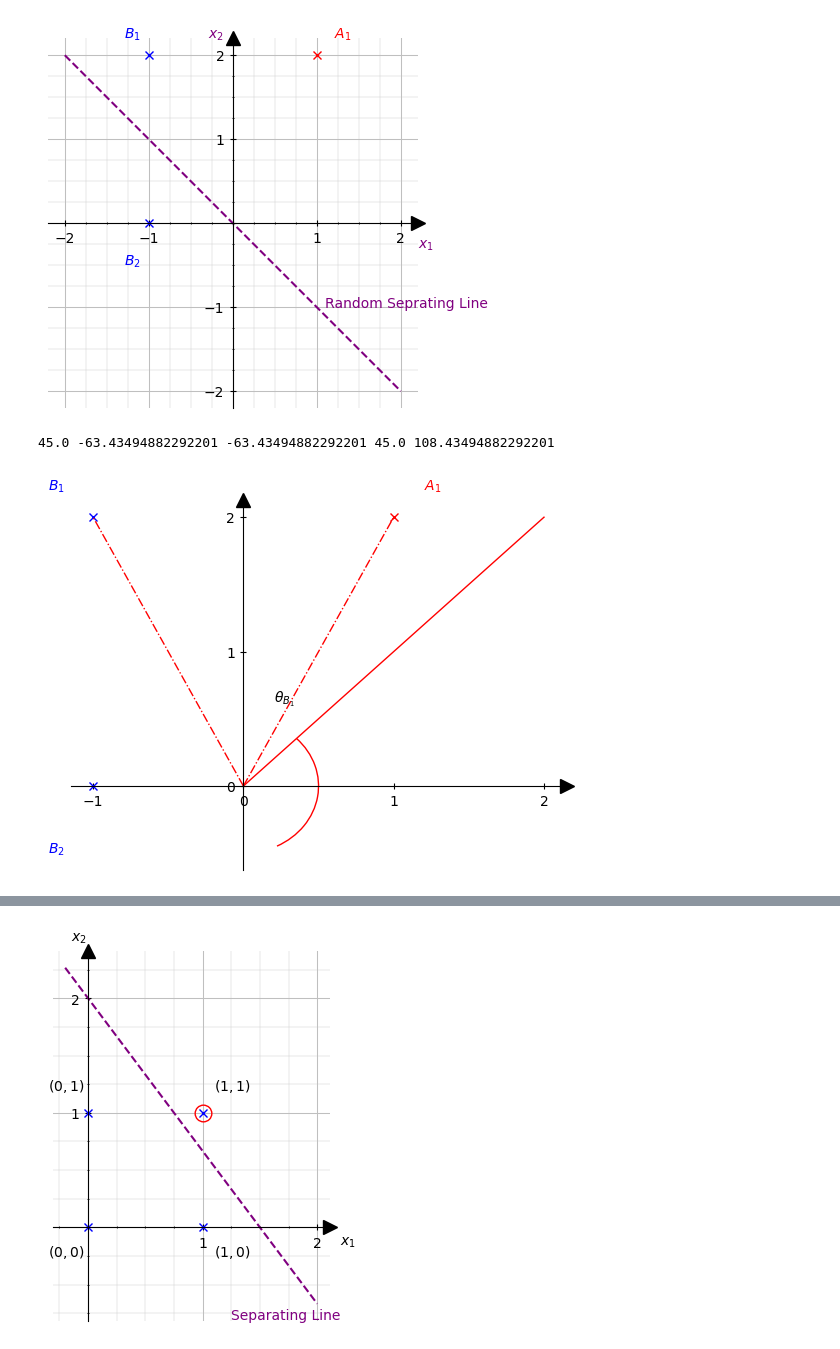
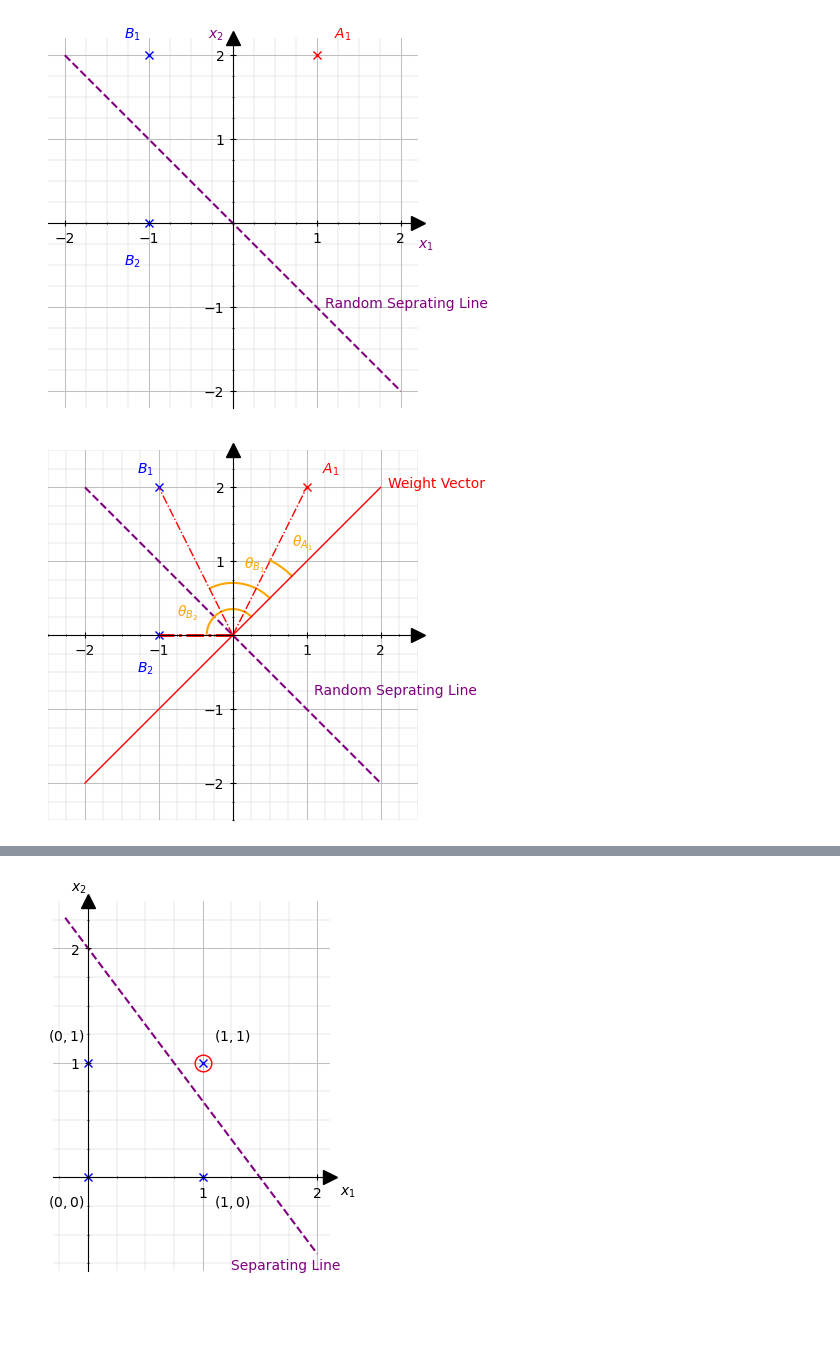
Before and after one commit to VarunParbhu/mur_crypto, a Jupyter notebook: Write-Up/IMAGES/GraphPlots.ipynb, the cells around one changed output, grey strips where cells are left out. Drawn from its saved outputs; the diff is of its cells as text; code cells hidden in the pictures; blank space fills up the shorter version.

Commit message:
latex_update_and_images

```diff
--- a/Write-Up/IMAGES/GraphPlots.ipynb
+++ b/Write-Up/IMAGES/GraphPlots.ipynb
@@ -145,9 +143,22 @@ def get_angle_text(angle_plot, anglelabel):
     separation_radius = max(x_width/2.0, y_width/2.0)
 
     return [ x_width + separation_radius, y_width + separation_radius, anglelabel]
+# %%
+def circle(r,x):
+    y = np.sqrt(np.abs(r - x**2))
+    return y
 # %%
 x = np.linspace(-2,2)
-y = x
+y = -x
+
+x_angle_1 = np.linspace(0.5,0.8)
+y_angle_1 = circle(1.28,x_angle_1)
+
+x_angle_2 = np.linspace(-0.3,0.5)
+y_angle_2 = circle(0.50,x_angle_2)
+
+x_angle_3 = np.linspace(-0.353,0.25)
+y_angle_3 = circle(0.125,x_angle_3)
 
 rc = {"xtick.direction" : "inout", "ytick.direction" : "inout",
       "xtick.major.size" : 5, "ytick.major.size" : 5,}
@@ -169,48 +180,88 @@ with plt.rc_context(rc):
         # Plotting Random separating y = -x & y = x
         # Line y = x ---> Red line
         # Line y = -x ---> Purple line
-        #ax.plot(x, y, color='red', linestyle='-')
+        #ax.plot(x, y, color='purple', linestyle='-')
         #ax.plot(x, -y, color='purple', linestyle='--')
+        ax.plot(x, y, color='purple', linestyle='--')
+        ax.text(1.1, -0.8, """Random Seprating Line""", color="purple")
+
+        ax.plot(x_angle_1, y_angle_1, color='orange', linestyle='-')
+        ax.text(0.8, 1.2, r'$\theta_{A_{1}}$' , color="orange")
+
+        ax.plot(x_angle_2, y_angle_2, color='orange', linestyle='-')
+        ax.text(0.15, 0.9, r'$\theta_{B_{1}}$' , color="orange")
+
+
+        ax.plot(x_angle_3, y_angle_3, color='orange', linestyle='-')
+        ax.text(-0.75, 0.25, r'$\theta_{B_{2}}$' , color="orange")
 
         # Adding these lines as reference to draw the angle
         line_1 = Line2D([0,-1], [0,2], linewidth=1, linestyle = "dashdot", color="red")
         line_2 = Line2D([0,1], [0,2], linewidth=1, linestyle = "dashdot", color="red")
-        line_3 = Line2D([0,2], [0,2], linewidth=1, linestyle = "-", color="red")
+        line_3 = Line2D([-2,2], [-2,2], linewidth=1, linestyle = "-", color="red")
+        ax.text(2.1, 2, "Weight Vector" , color="red")
+
+        line_4 = Line2D([0,-1], [0,0], linewidth=2, linestyle = "dashdot", color="red")
+
         ax.add_line(line_1)
         ax.add_line(line_2)
         ax.add_line(line_3)
+        ax.add_line(line_4)
+
 
         # Start draing angle arc between the two lines
         #angle_plot = get_angle_plot(line_2, line_3, 1, color='blue')
        # angle_text = get_angle_text(angle_plot, r'$\theta_{A_{1}}$' )
         #ax.add_patch(angle_plot) # To display the angle arc
         #ax.text(*angle_text) # To display the angle value
 
-        angle_plot = get_angle_plot(line_3, line_1, 1, color="red") # Second angle arc will be red in color
-        angle_text = get_angle_text(angle_plot, r'$\theta_{B_{1}}$')
+        #angle_plot = get_angle_plot(line_3, line_1, 1, color="red") # Second angle arc will be red in color
+        #angle_text = get_angle_text(angle_plot, r'$\theta_{B_{1}}$')
 
-        ax.add_patch(angle_plot) # To display the 2nd angle arc
-        ax.text(*angle_text) # To display the 2nd angle value
+        #ax.add_patch(angle_plot) # To display the 2nd angle arc
+        #ax.text(*angle_text) # To display the 2nd angle value
 
         # Set the x-axis and y-axis in place
         ax.spines['left'].set_position('zero')
         ax.spines['right'].set_visible(False)
         ax.spines['bottom'].set_position('zero')
         ax.spines['top'].set_visible(False)
         ax.xaxis.set_ticks_position('bottom')
         ax.yaxis.set_ticks_position('left')
 
         # Force X and Y axis tick values to be integers instead of float
         ax.yaxis.set_major_locator(MaxNLocator(integer=True))
         ax.xaxis.set_major_locator(MaxNLocator(integer=True))
 
+        # Define the grid for the plot
+        # Major line indicated by the thicker lines with interval of 1
+        # Minor line indicated by the thinner lines with internal 0.25 (hence 4 squares before 1)
+        ax.xaxis.set_major_locator(MultipleLocator(1.0))
+        ax.xaxis.set_minor_locator(MultipleLocator(0.25))
+        ax.yaxis.set_major_locator(MultipleLocator(1.0))
+        ax.yaxis.set_minor_locator(MultipleLocator(0.25))
+        ax.grid(which='major', axis='x', linewidth=0.75, linestyle='-', color='0.75')
+        ax.grid(which='minor', axis='x', linewidth=0.25, linestyle='-', color='0.75')
+        ax.grid(which='major', axis='y', linewidth=0.75, linestyle='-', color='0.75')
+        ax.grid(which='minor', axis='y', linewidth=0.25, linestyle='-', color='0.75')
+
+
+
+
         # make arrows
         ax.plot((1), (0), ls="", marker=">", ms=10, color="k",
                 transform=ax.get_yaxis_transform(), clip_on=False)
         ax.plot((0), (1), ls="", marker="^", ms=10, color="k",
                 transform=ax.get_xaxis_transform(), clip_on=False)
 
+
+
+        ax.yaxis.get_major_ticks()[3].label1.set_visible(False)
+        ax.xaxis.get_major_ticks()[3].label1.set_visible(False)
+        plt.gca().set_aspect("equal")
+        plt.savefig('../CHAPTER_2/c2_fig_perceptron_example_3_python.eps', format='eps')
+        ax.set_xlim([-2.5, 2.5])
+        ax.set_ylim([-2.5, 2.5])
         plt.show()
 # %% [output]
-45.0 -63.43494882292201 -63.43494882292201 45.0 108.43494882292201
-[figure, old version]
+[figure, new version]
```
Also changed, not shown: parts of 11 cells of this notebook, 53 other files.
